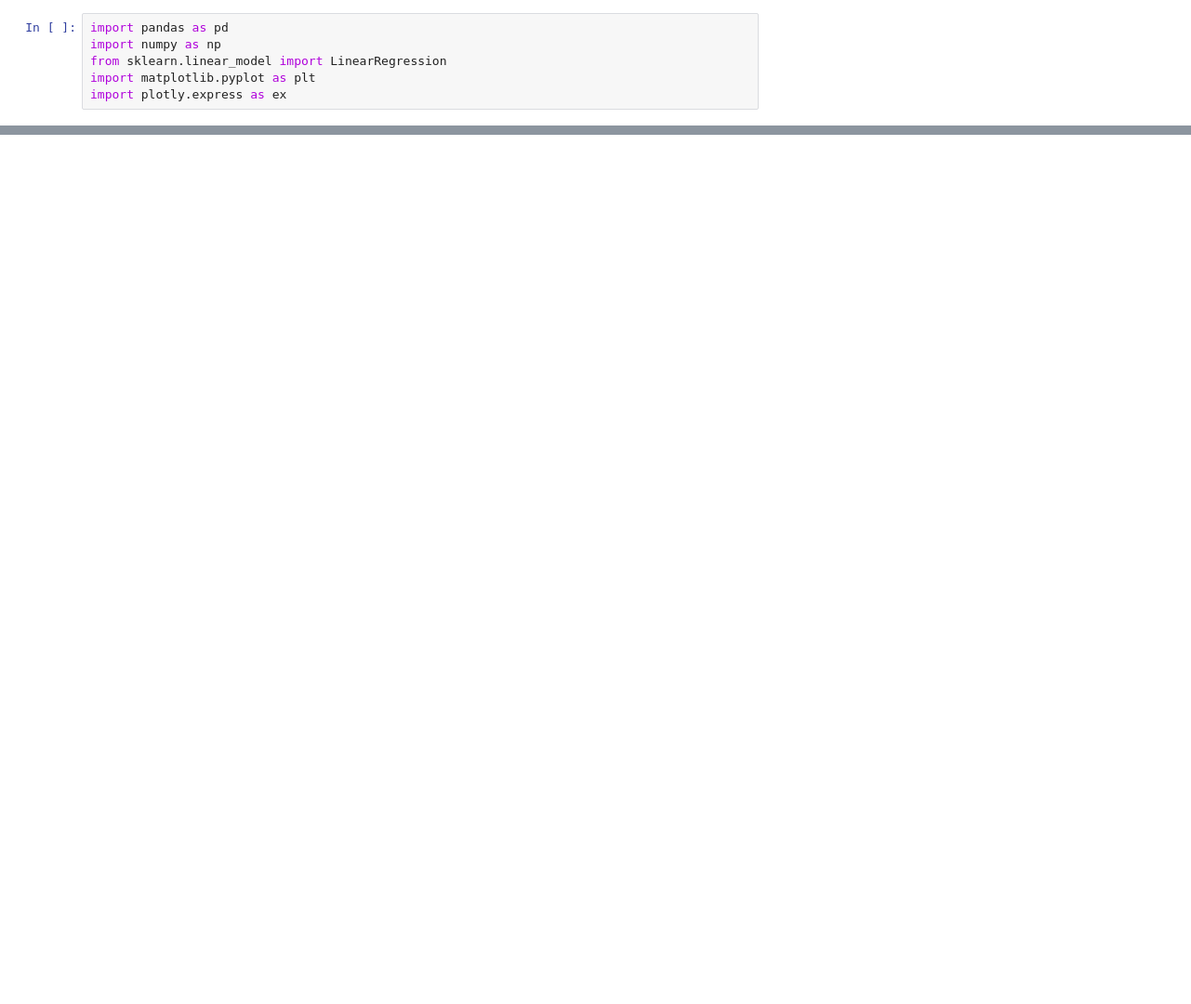
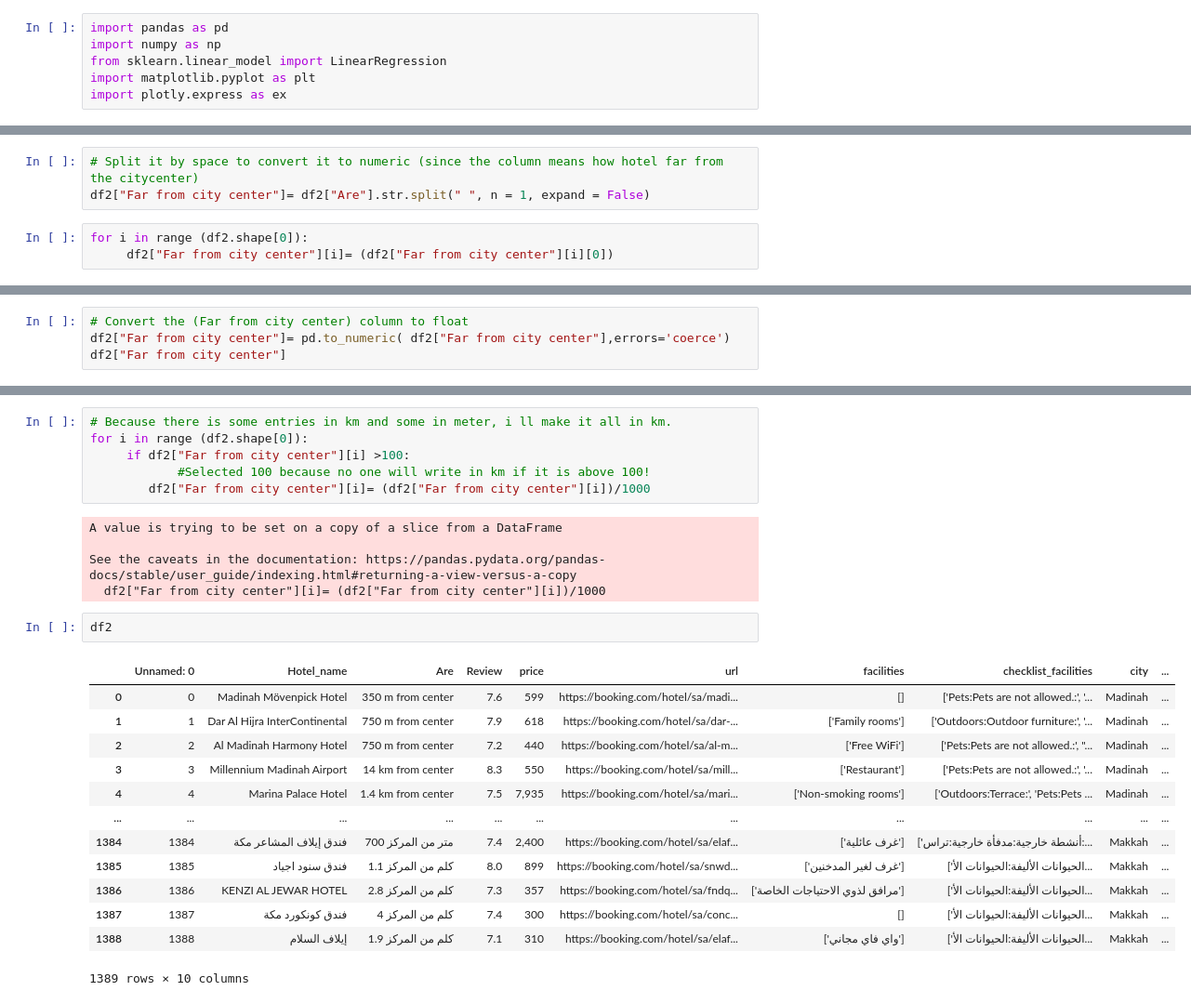
Before and after one commit to fares1419/Saudi-booking, a Jupyter notebook: code .ipynb, the cells around one changed output, grey strips where cells are left out. Shown at 93% size. Cells and saved outputs as stored; diff of their text form; blank space fills up the shorter version.

```diff
--- a/code .ipynb
+++ b/code .ipynb
@@ -170,0 +82,6 @@ Name: 110179, dtype: object
+# %%
+# Split it by space to convert it to numeric (since the column means how hotel far from the citycenter)
+df2["Far from city center"]= df2["Are"].str.split(" ", n = 1, expand = False)
+# %%
+for i in range (df2.shape[0]):
+     df2["Far from city center"][i]= (df2["Far from city center"][i][0])
@@ -170,0 +93,4 @@ Name: 110179, dtype: object
+# %%
+# Convert the (Far from city center) column to float
+df2["Far from city center"]= pd.to_numeric( df2["Far from city center"],errors='coerce')
+df2["Far from city center"]
@@ -170,0 +110,27 @@ Name: 110179, dtype: object
+# %%
+# Because there is some entries in km and some in meter, i ll make it all in km.
+for i in range (df2.shape[0]):
+     if df2["Far from city center"][i] >100:
+            #Selected 100 because no one will write in km if it is above 100!
+        df2["Far from city center"][i]= (df2["Far from city center"][i])/1000
+# %% [output]
+A value is trying to be set on a copy of a slice from a DataFrame
+
+See the caveats in the documentation: https://pandas.pydata.org/pandas-docs/stable/user_guide/indexing.html#returning-a-view-versus-a-copy
+  df2["Far from city center"][i]= (df2["Far from city center"][i])/1000
+# %%
+df2
+# %% [output]
+|  | Unnamed: 0 | Hotel_name | Are | Review | price | url | facilities | checklist_facilities | city | ... |
+| 0 | 0 | Madinah Mövenpick Hotel | 350 m from center | 7.6 | 599 | https://booking.com/hotel/sa/madi... | [] | ['Pets:Pets are not allowed.:', '... | Madinah | ... |
+| 1 | 1 | Dar Al Hijra InterContinental | 750 m from center | 7.9 | 618 | https://booking.com/hotel/sa/dar-... | ['Family rooms'] | ['Outdoors:Outdoor furniture:', '... | Madinah | ... |
+| 2 | 2 | Al Madinah Harmony Hotel | 750 m from center | 7.2 | 440 | https://booking.com/hotel/sa/al-m... | ['Free WiFi'] | ['Pets:Pets are not allowed.:', "... | Madinah | ... |
+| 3 | 3 | Millennium Madinah Airport | 14 km from center | 8.3 | 550 | https://booking.com/hotel/sa/mill... | ['Restaurant'] | ['Pets:Pets are not allowed.:', '... | Madinah | ... |
+| 4 | 4 | Marina Palace Hotel | 1.4 km from center | 7.5 | 7,935 | https://booking.com/hotel/sa/mari... | ['Non-smoking rooms'] | ['Outdoors:Terrace:', 'Pets:Pets ... | Madinah | ... |
+| ... | ... | ... | ... | ... | ... | ... | ... | ... | ... | ... |
+| 1384 | 1384 | فندق إيلاف المشاعر مكة | 700 متر من المركز | 7.4 | 2,400 | https://booking.com/hotel/sa/elaf... | ['غرف عائلية'] | ['أنشطة خارجية:مدفأة خارجية:تراس:... | Makkah | ... |
+| 1385 | 1385 | فندق سنود اجياد | 1.1 كلم من المركز | 8.0 | 899 | https://booking.com/hotel/sa/snwd... | ['غرف لغير المدخنين'] | ['الحيوانات الأليفة:الحيوانات الأ... | Makkah | ... |
+| 1386 | 1386 | KENZI AL JEWAR HOTEL | 2.8 كلم من المركز | 7.3 | 357 | https://booking.com/hotel/sa/fndq... | ['مرافق لذوي الاحتياجات الخاصة'] | ['الحيوانات الأليفة:الحيوانات الأ... | Makkah | ... |
+| 1387 | 1387 | فندق كونكورد مكة | 4 كلم من المركز | 7.4 | 300 | https://booking.com/hotel/sa/conc... | [] | ['الحيوانات الأليفة:الحيوانات الأ... | Makkah | ... |
+| 1388 | 1388 | إيلاف السلام | 1.9 كلم من المركز | 7.1 | 310 | https://booking.com/hotel/sa/elaf... | ['واي فاي مجاني'] | ['الحيوانات الأليفة:الحيوانات الأ... | Makkah | ... |
+1389 rows × 10 columns
```
Also changed, not shown: parts of 42 cells of this notebook, 2 other files.
